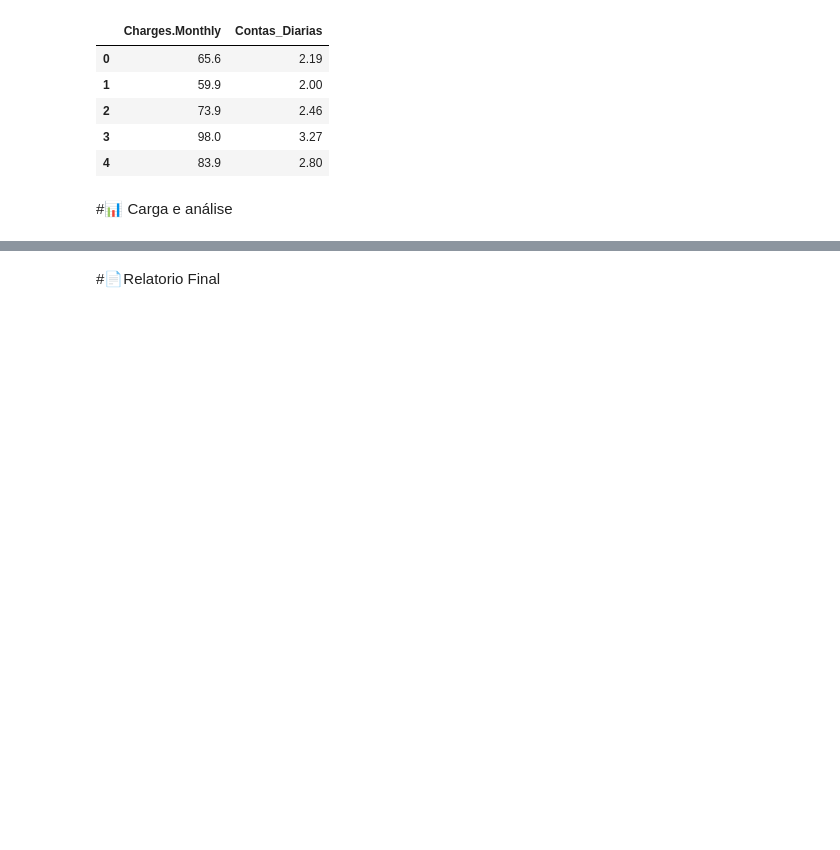
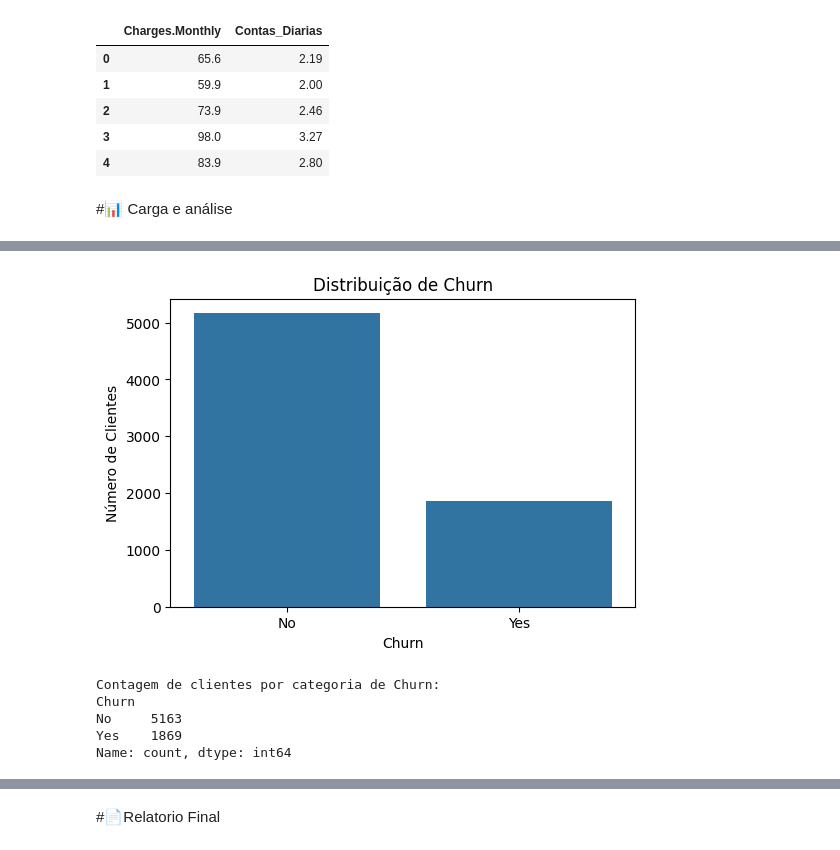
Before and after one commit to emilesartori/challenge2-data-science, a Jupyter notebook: TelecomX_BR.ipynb, the cells around one changed output, grey strips where cells are left out. Saved outputs shown, nothing was run; the diff lists cells and outputs as text; code cells hidden in the pictures; blank space fills up the shorter version.

```diff
--- a/TelecomX_BR.ipynb
+++ b/TelecomX_BR.ipynb
@@ -179,0 +211,25 @@ display(df_encoded.head())
+# %%
+import matplotlib.pyplot as plt
+import seaborn as sns
+
+# contagem valores
+churn_counts = df_final['Churn'].value_counts()
+
+# gráfico
+plt.figure(figsize=(6, 4))
+sns.barplot(x=churn_counts.index, y=churn_counts.values)
+plt.title('Distribuição de Churn')
+plt.xlabel('Churn')
+plt.ylabel('Número de Clientes')
+plt.show()
+
+
+print("Contagem de clientes por categoria de Churn:")
+print(churn_counts)
+# %% [output]
+[figure, added]
+Contagem de clientes por categoria de Churn:
+Churn
+No     5163
+Yes    1869
+Name: count, dtype: int64
```
Also changed, not shown: parts of 6 cells of this notebook.
